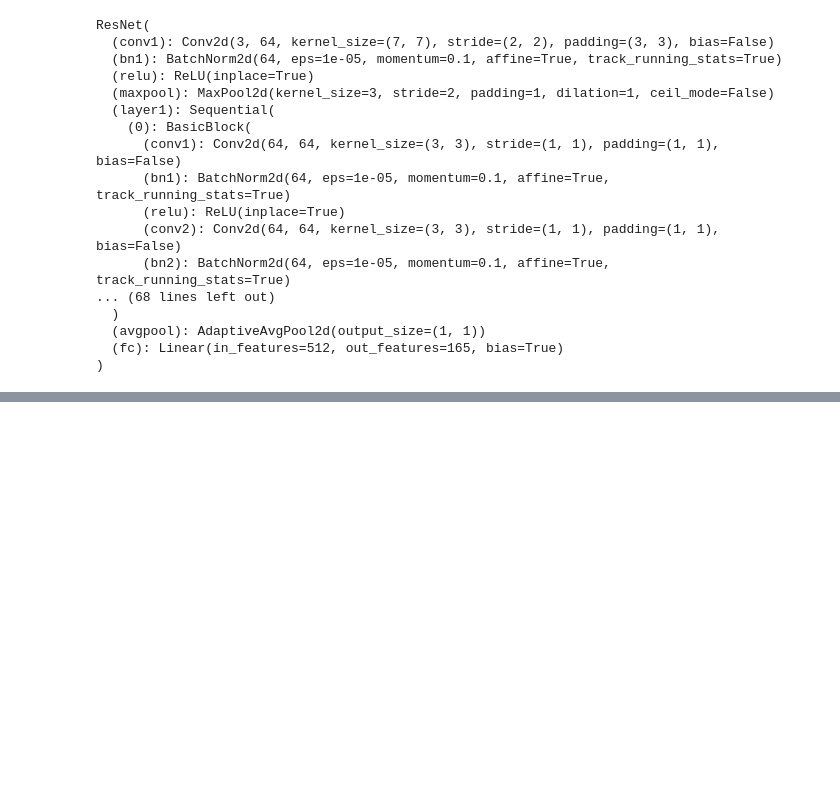
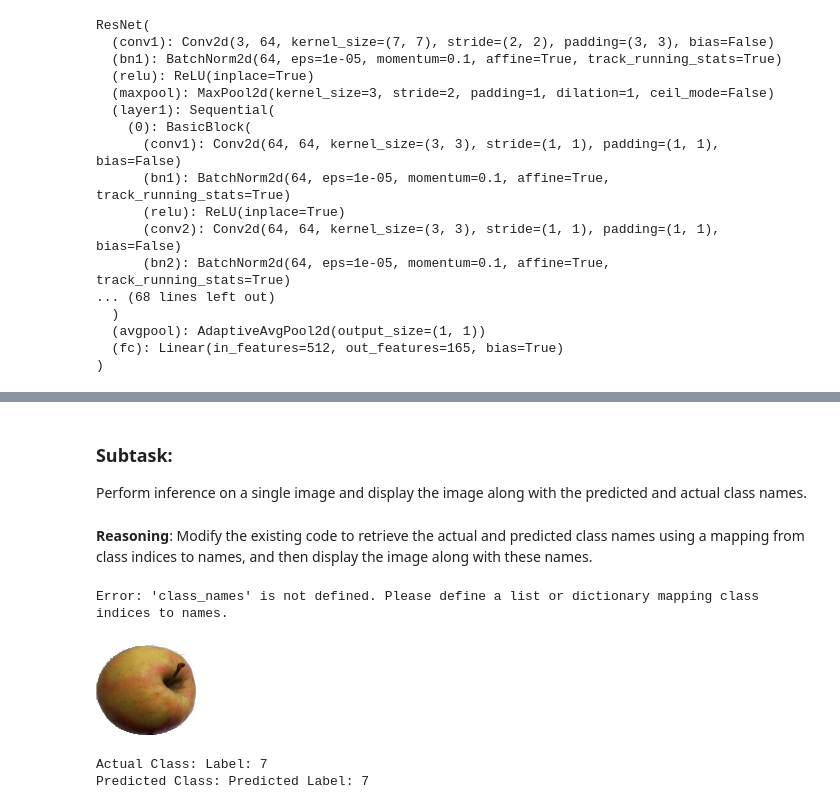
Before and after one commit to Cado87/Fruit-classification, a Jupyter notebook: Fruit_classifier_dataset_ethanjxu.ipynb, the cells around one changed output, grey strips where cells are left out. Drawn from its saved outputs; the diff is of its cells as text; code cells hidden in the pictures; blank space fills up the shorter version.

```diff
--- a/Fruit_classifier_dataset_ethanjxu.ipynb
+++ b/Fruit_classifier_dataset_ethanjxu.ipynb
@@ -214,0 +275,10 @@ The selected device is: cuda
+# %%
+# Set the model to evaluation mode
+loaded_model.eval()
+
+# Determine the appropriate device
+device = torch.device("cuda" if torch.cuda.is_available() else "cpu")
+print("The selected device for inference is:", device)
+
+# Move the loaded model to the device
+loaded_model.to(device)
@@ -214,0 +405,59 @@ The selected device is: cuda
+# %% [markdown]
+### Subtask:
+Perform inference on a single image and display the image along with the predicted and actual class names.
+# %% [markdown]
+**Reasoning**:
+Modify the existing code to retrieve the actual and predicted class names using a mapping from class indices to names, and then display the image along with these names.
+# %%
+# Assuming you have a list or dictionary called class_names that maps index to name
+# Example: class_names = {0: 'apple', 1: 'banana', ...} or class_names = ['apple', 'banana', ...]
+# You need to define 'class_names' based on your dataset's labels.
+# For example:
+# class_names = {0: 'apple', 1: 'banana', 2: 'orange', ...}
+# or
+# class_names = ['apple', 'banana', 'orange', ...]
+
+
+# Select a single image and its label from the test dataset (using the same index as before)
+image_index = 0 # You can change this index to test with different images
+
+single_image_data = ds['test'][image_index] # Use the original dataset to get the image
+single_image = single_image_data['image']
+actual_label = single_image_data['label']
+
+# Preprocess the image (using the same preprocessing function as before)
+# Assuming preprocess_function is defined in a previous cell
+processed_image_data = preprocess_function({'image': [single_image]})
+single_image_tensor = processed_image_data['pixel_values'][0].unsqueeze(0)
+
+
+# Move the image tensor to the same device as the model
+single_image_tensor = single_image_tensor.to(device)
+
+# Perform inference with the loaded model
+with torch.no_grad():
+    output = loaded_model(single_image_tensor)
+
+# Get the predicted class by finding the index of the maximum value in the output tensor
+_, predicted_label = torch.max(output.data, 1)
+
+# Get the actual and predicted class names (assuming class_names is available)
+# You might need to adjust this based on how your class_names is structured (list or dict)
+try:
+    actual_class_name = class_names[actual_label] # Removed .item()
+    predicted_class_name = class_names[predicted_label.item()]
+except NameError:
+    print("Error: 'class_names' is not defined. Please define a list or dictionary mapping class indices to names.")
+    actual_class_name = f"Label: {actual_label}" # Removed .item()
+    predicted_class_name = f"Predicted Label: {predicted_label.item()}"
+
+
+# Display the image and the class names
+display(single_image)
+print(f"Actual Class: {actual_class_name}")
+print(f"Predicted Class: {predicted_class_name}")
+# %% [output]
+Error: 'class_names' is not defined. Please define a list or dictionary mapping class indices to names.
+[figure, added]
+Actual Class: Label: 7
+Predicted Class: Predicted Label: 7
```
Also changed, not shown: parts of 21 cells of this notebook.
